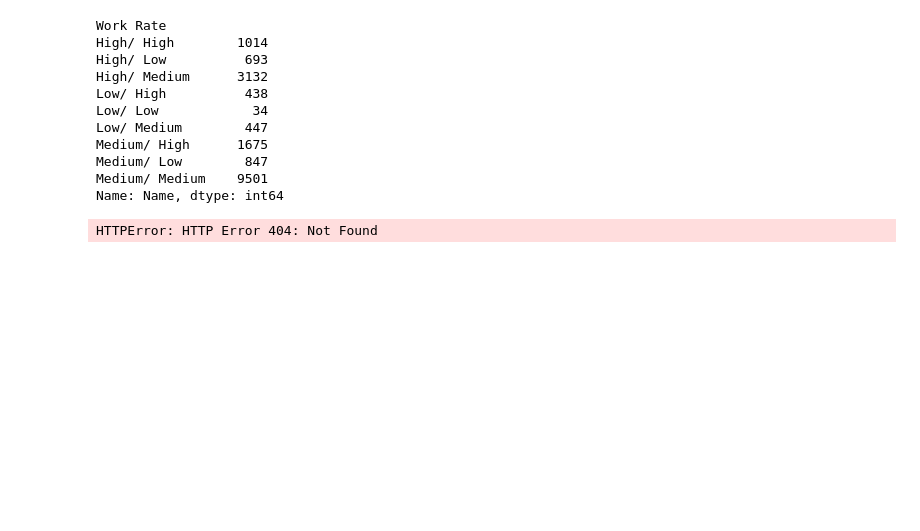
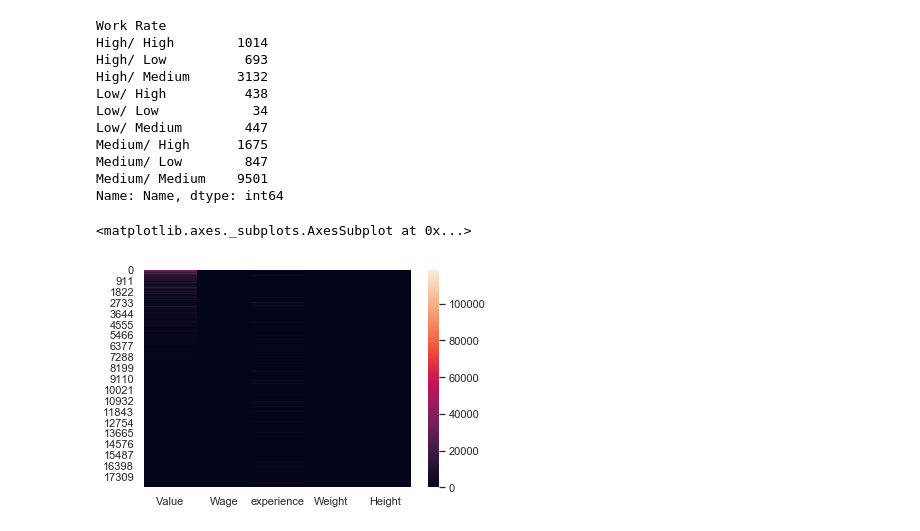
Before and after one commit to DB11051998/Fifa_19, a Jupyter notebook: FIFA19.ipynb, the cells around one changed output. Saved outputs shown, nothing was run; the diff lists cells and outputs as text; code cells hidden in the pictures; blank space fills up the shorter version.

Commit message:
Visualtion,second commit

```diff
--- a/FIFA19.ipynb
+++ b/FIFA19.ipynb
@@ -417,14 +421,8 @@ Medium/ High      1675
 Medium/ Low        847
 Medium/ Medium    9501
 Name: Name, dtype: int64
-# %%
-
-snn.set()
-df_long = snn.load_dataset("df")
-df_plot = flights_long.pivot("Work Rate", "Preferred Foot", "Overall")
-
-# Draw a heatmap with the numeric values in each cell
-f, ax = plt.subplots(figsize=(9, 6))
-snn.heatmap(df_plot, annot=True, fmt="d", linewidths=.5, ax=ax)
-# %% [output]
-HTTPError: HTTP Error 404: Not Found
+# %%
+sns.heatmap(df_new)
+# %% [output]
+<matplotlib.axes._subplots.AxesSubplot at 0x...>
+[figure, added]
```
Also changed, not shown: parts of 12 cells of this notebook.
